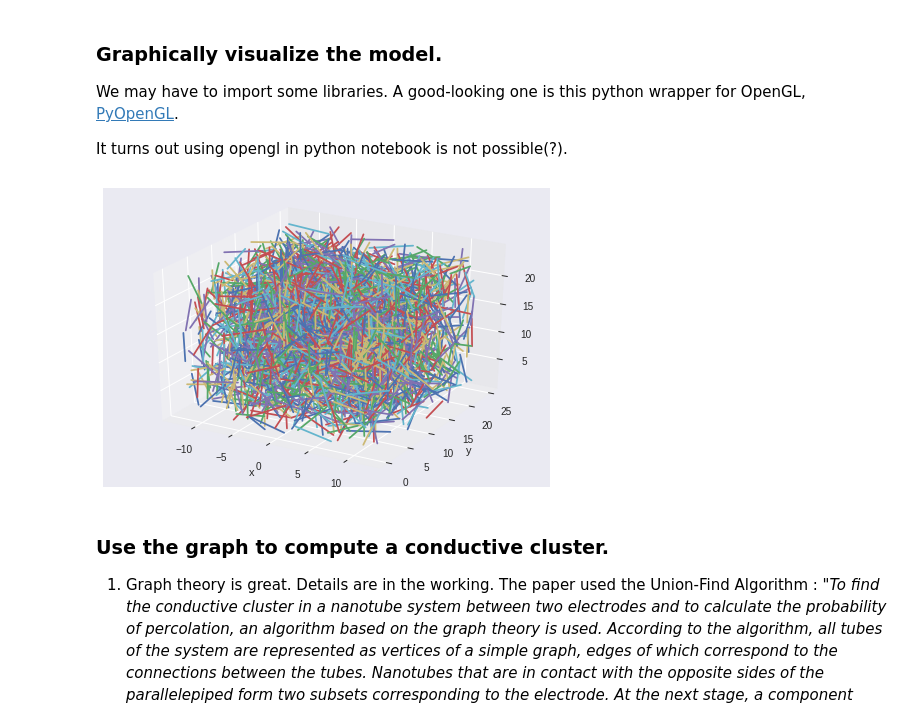
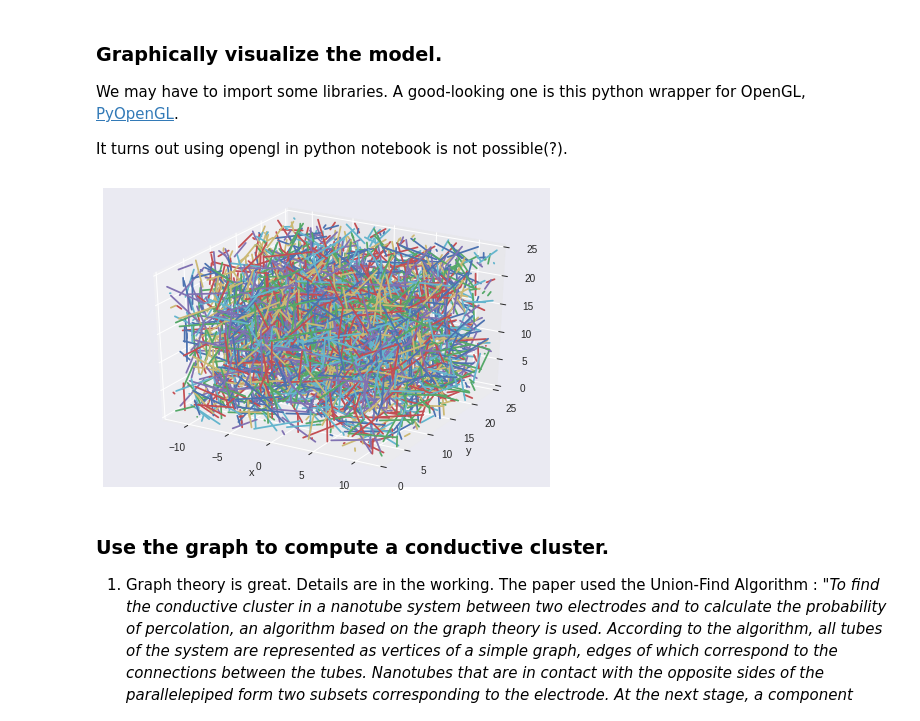
Before and after one commit to mzhang32/nanohub-project, a Jupyter notebook: first_submodel.ipynb, the cells around one changed output. Cells and saved outputs as stored; diff of their text form; code cells hidden in the pictures.

```diff
--- a/first_submodel.ipynb
+++ b/first_submodel.ipynb
@@ -153,6 +153,16 @@ def distance(line1, line2):
   dist = math.sqrt(dist)
 
   return dist
+
+# Compute the euclidian distance between p1=(x1,y1,z1) and p2=(x2,y2,z2)
+def simple_distance(p1, p2):
+  x1 = p1[0]
+  x2 = p2[0]
+  y1 = p1[1]
+  y2 = p2[1]
+  z1 = p1[2]
+  z2 = p2[2]
+  return np.sqrt((x1-x2)**2 + (y1-y2)**2 + (z1-z2)**2)
 # %% [markdown]
 
 
@@ -219,8 +270,8 @@ def generate(volume_fraction, width_of_poly, length_of_poly, diameter,
 	return lines
 # %%
-volume_fraction = 1/100 # 1% generates about 2500 nanowires, 2% about 5000
-width_of_poly = 25
-length_of_poly = 25
+volume_fraction = 2.5/100 # 1% generates about 2500 nanowires, 2% about 5000(normal dimensions), 3% gets you connecting path(halved volume)
+width_of_poly = 25/2 # 25/1.26
+length_of_poly = 25/2 # 25/1.26
 diameter = 125e-3
 volume_of_poly = get_polymer_volume(width_of_poly, length_of_poly)
 mean_nanowire_length = 5
@@ -230,7 +281,8 @@ theta_upper = math.pi
 phi_lower = 0
 phi_upper = math.pi
 cross_sectional_area = (diameter / 2) ** 2 * math.pi
-intersection_tolerance = diameter/5 # Let the nanowires intersect a little, set to 0 if no want intersect
+intersection_tolerance = diameter/2 # Let the nanowires intersect a
+                                    # little, set to 0 if no want intersect, set to diameter if disregard intersect
 lines = generate(volume_fraction, width_of_poly,
                                    length_of_poly, diameter,
                                    volume_of_poly, mean_nanowire_length,
@@ -312,23 +365,26 @@ list(H.edges.data('weight'))
 # %%
 import matplotlib.pyplot as plt
 from mpl_toolkits.mplot3d import Axes3D
 fig = plt.figure()
 ax = fig.add_subplot(111, projection='3d')
 
 segments = []
 for line in lines:
   x = [line[0][0], line[1][0]]
   y = [line[0][1], line[1][1]]
   z = [line[0][2], line[1][2]]
   segments.append([x, y, z])
 for seg in segments:
   ax.plot(seg[0], seg[1], seg[2])
+ax.set_xlim3d(-width_of_poly/2, width_of_poly/2)
+ax.set_ylim3d(0, length_of_poly)
+ax.set_zlim3d(0, length_of_poly)
 plt.xlabel('x')
 plt.ylabel('y')
 #ax.plot([0, -1], [0, -1], [0, -1]) # Test line segment
 plt.show()
 # %% [output]
-[figure, old version]
+[figure, new version]
 # %% [markdown]
 ### Use the graph to compute a conductive cluster.
 1. Graph theory is great. Details are in the working. The paper used the Union-Find Algorithm :
```
Also changed, not shown: parts of 15 cells of this notebook.
